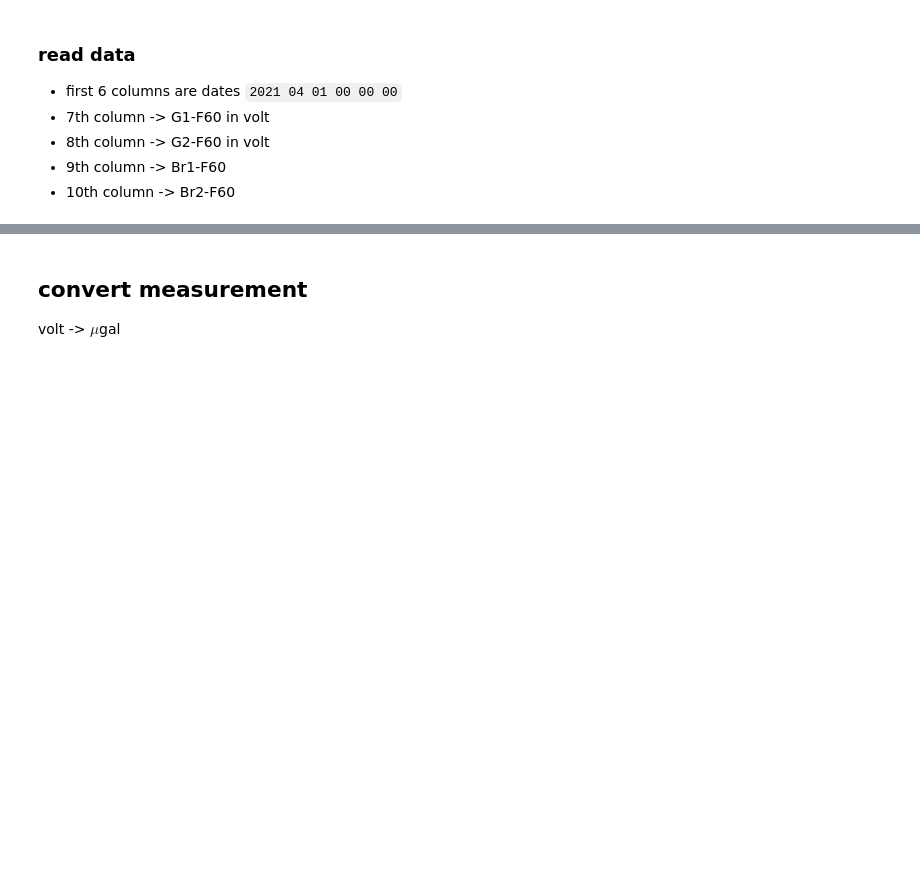
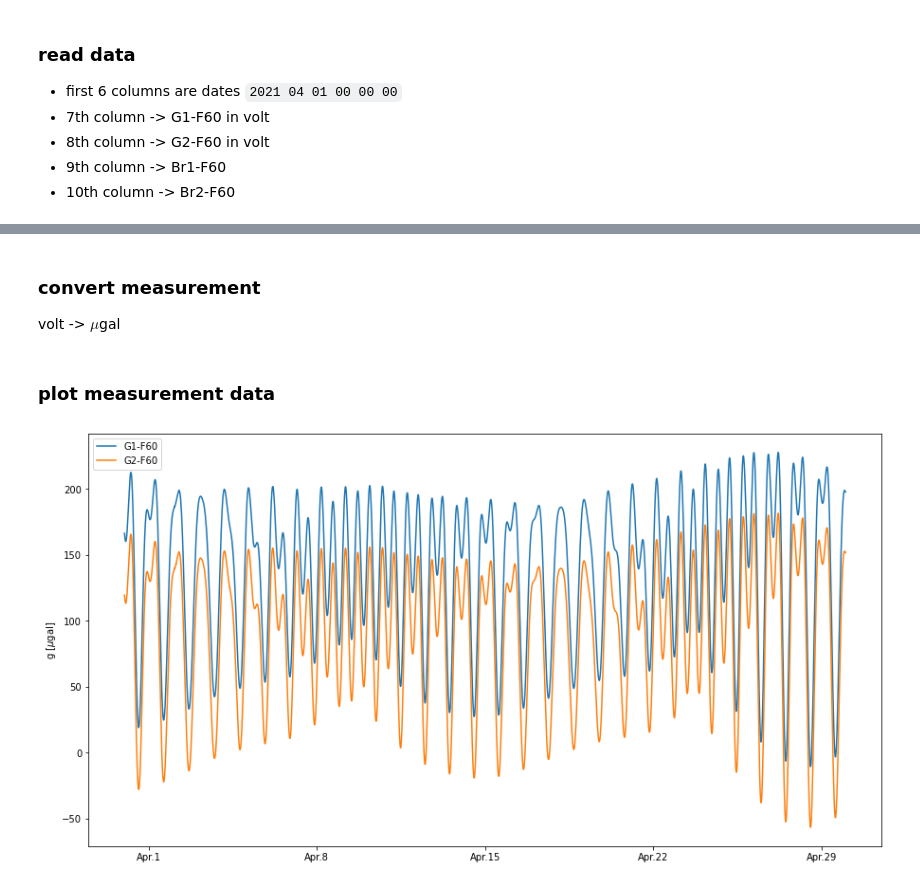
Before and after one commit to alexho11/Physical-Geodesy, a Jupyter notebook: lab6/main.ipynb, the cells around one changed output, grey strips where cells are left out. Drawn from its saved outputs; the diff is of its cells as text; code cells hidden in the pictures; blank space fills up the shorter version.

```diff
--- a/lab6/main.ipynb
+++ b/lab6/main.ipynb
@@ -29,8 +31,21 @@ print(data[6,:])
 # %% [markdown]
-## convert measurement
+### convert measurement
 volt -> $\mu$gal
 # %%
 cal1=-40.11
 cal2=-80.0699
 data[6,:]=cal1*data[6,:]
 data[7,:]=cal2*data[7,:]
+# %% [markdown]
+### plot measurement data
+# %%
+time=(data[2,:]-1)*24*60+data[3,:]*60+data[4,:]
+fig = plt.figure(figsize=(15,8)); ax = fig.add_subplot(1, 1, 1)
+ax.plot(time,data[6,:],label='G1-F60')
+ax.plot(time,data[7,:],label='G2-F60')
+ax.legend(loc='best')
+plt.ylabel('g [$\mu$gal]')
+ticks = ax.set_xticks(np.linspace(1,29,5)*24*60)
+labels = ax.set_xticklabels(['Apr.1','Apr.8','Apr.15','Apr.22','Apr.29'])
+# %% [output]
+[figure, added]
```
Also changed, not shown: parts of 8 cells of this notebook.
